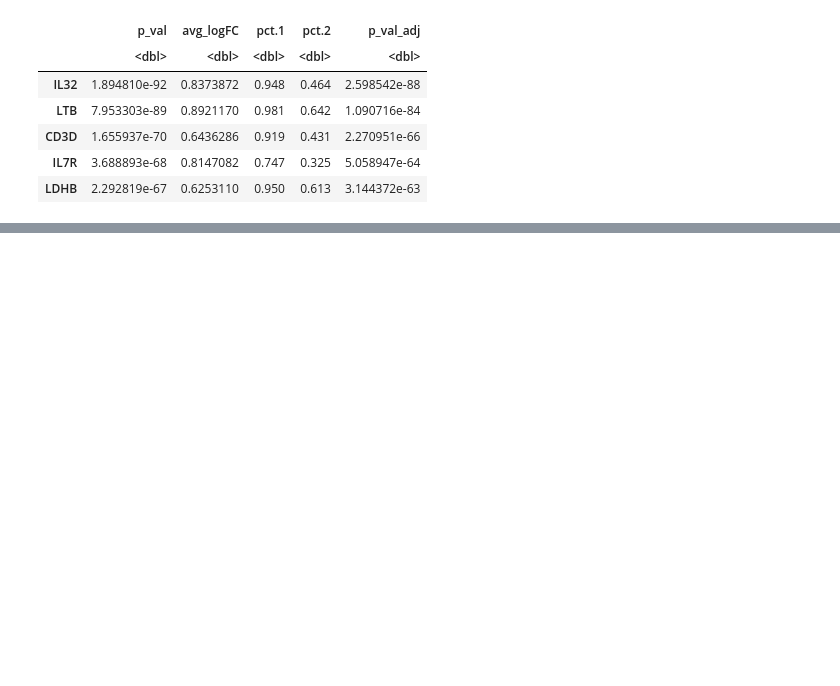
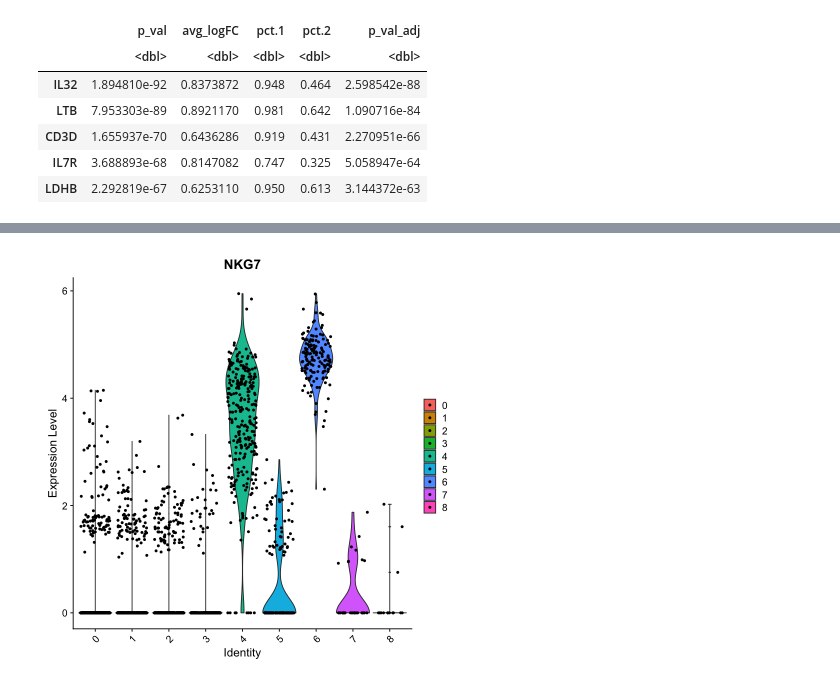
Before and after one commit to shankaracharya/Seurat_pbmc_example, a Jupyter notebook: seurat_pbmc.ipynb, the cells around one changed output, grey strips where cells are left out. Saved outputs shown, nothing was run; the diff lists cells and outputs as text; code cells hidden in the pictures; blank space fills up the shorter version.

```diff
--- a/seurat_pbmc.ipynb
+++ b/seurat_pbmc.ipynb
@@ -174,0 +188,4 @@ A data.frame: 5 × 5
+# %%
+# find markers for every cluster compared to all remaining cells, report only the positive ones
+pbmc.markers <- FindAllMarkers(pbmc, only.pos = TRUE, min.pct = 0.25, logfc.threshold = 0.25)
+pbmc.markers %>% group_by(cluster) %>% top_n(n = 2, wt = avg_logFC)
@@ -174,0 +231,4 @@ A data.frame: 5 × 5
+# %%
+VlnPlot(pbmc, features = "NKG7")
+# %% [output]
+[figure, added]
```
Also changed, not shown: parts of 7 cells of this notebook.
